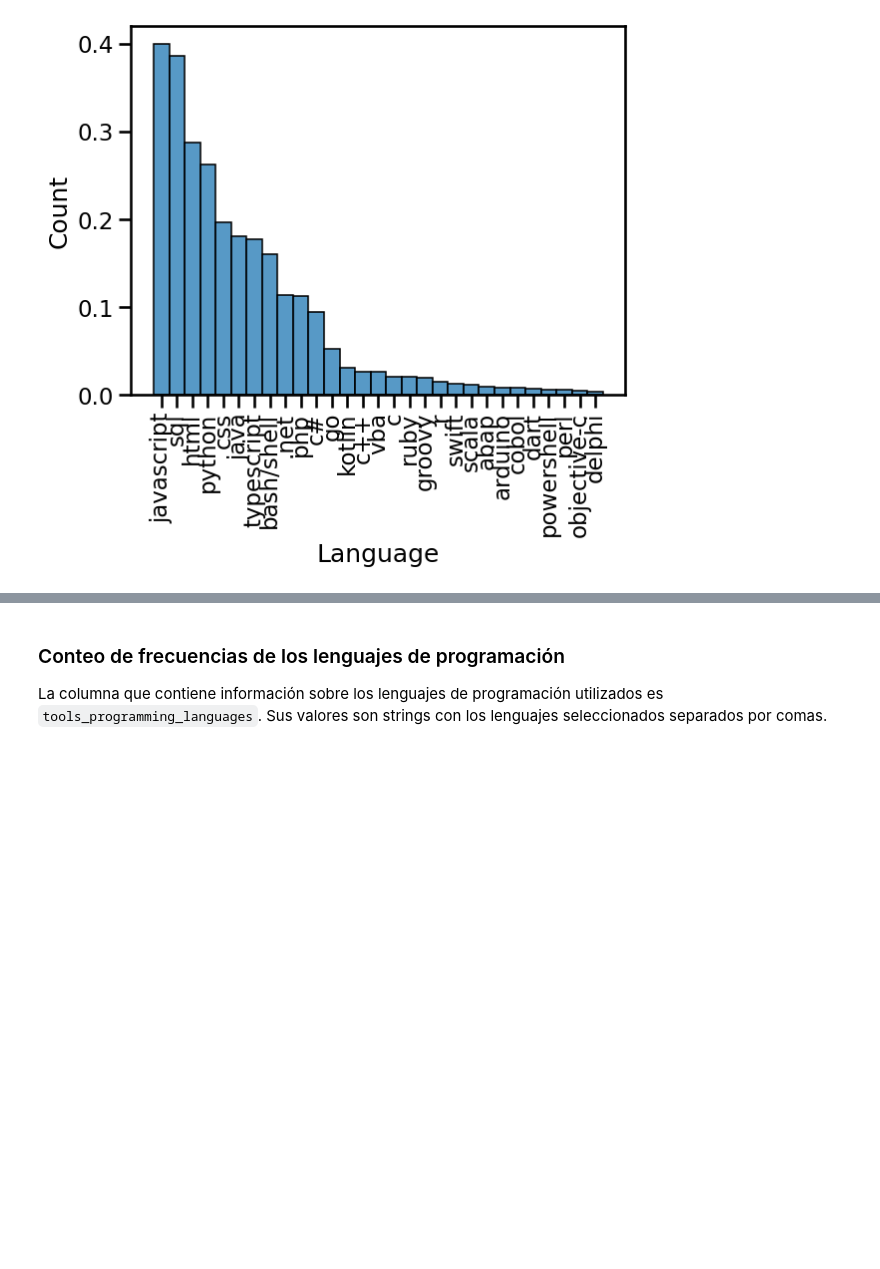
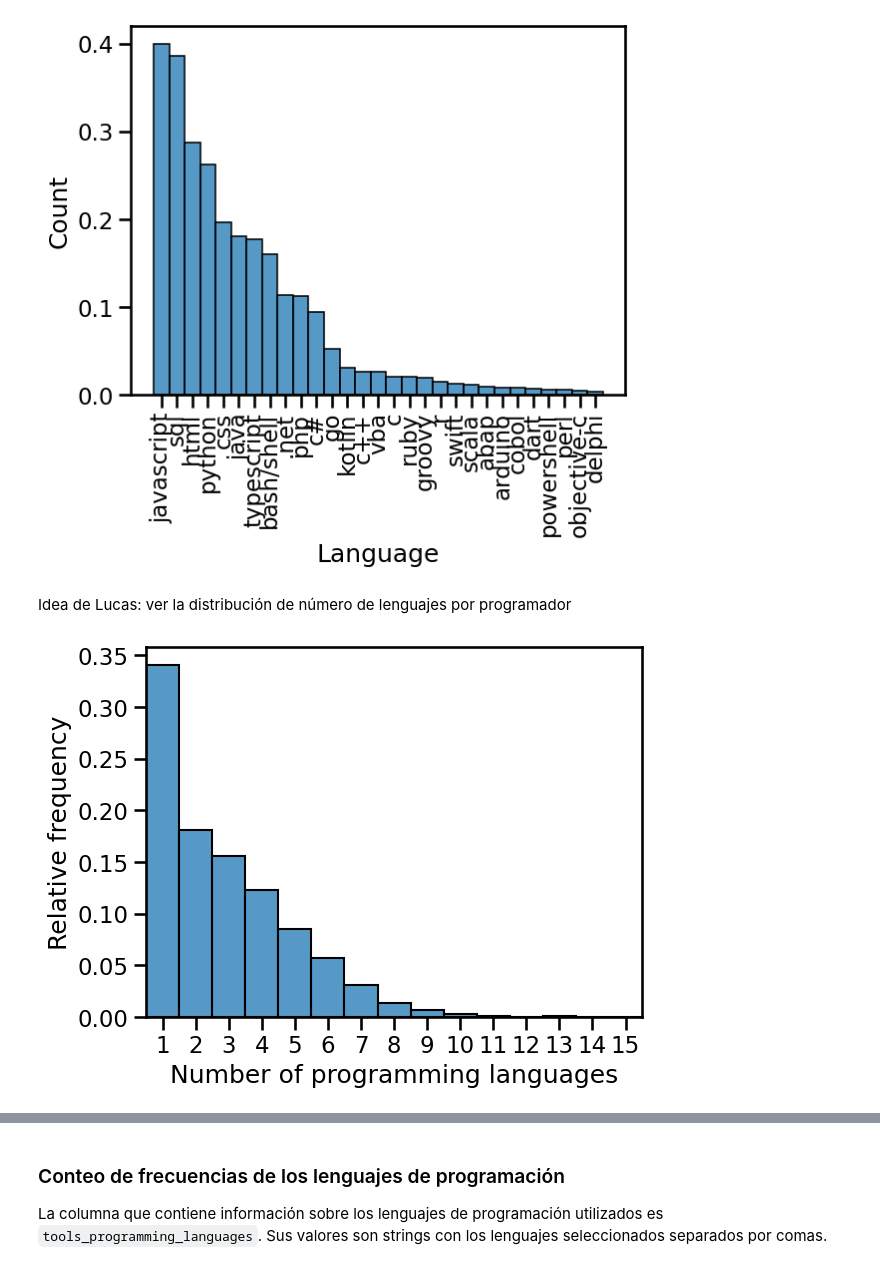
Before and after one commit to JeroFotinos/diplo_datos, a Jupyter notebook: Consignas_Entregable_AyVD - Parte 1.ipynb, the cells around one changed output, grey strips where cells are left out. Cells and saved outputs as stored; diff of their text form; code cells hidden in the pictures; blank space fills up the shorter version.

```diff
--- a/Consignas_Entregable_AyVD - Parte 1.ipynb
+++ b/Consignas_Entregable_AyVD - Parte 1.ipynb
@@ -259,3 +259,25 @@ plt.show()
 # I'm filtering the 'ninguno de los anteriores' because of reasons (?
 # %% [output]
 [figure]
+# %% [markdown]
+Idea de Lucas: ver la distribución de número de lenguajes por programador
+# %%
+# Count the number of programming languages for each respondent
+languages_per_programmer = (
+    df["tools_programming_languages"]
+    .fillna("")
+    .str.split(",")
+    .apply(lambda x: len([str(lang).strip() for lang in x]))
+)
+
+# Plot the distribution of the number of programming languages per programmer as a histogram
+sns.histplot(
+    languages_per_programmer, bins=range(1, 16), discrete=True, stat="probability"
+)
+plt.xticks(range(1, 16))
+plt.xlabel("Number of programming languages")
+plt.ylabel("Relative frequency")
+plt.xlim(0.5, 15.5)
+plt.show()
+# %% [output]
+[figure, added]
```
Also changed, not shown: parts of 4 cells of this notebook.
